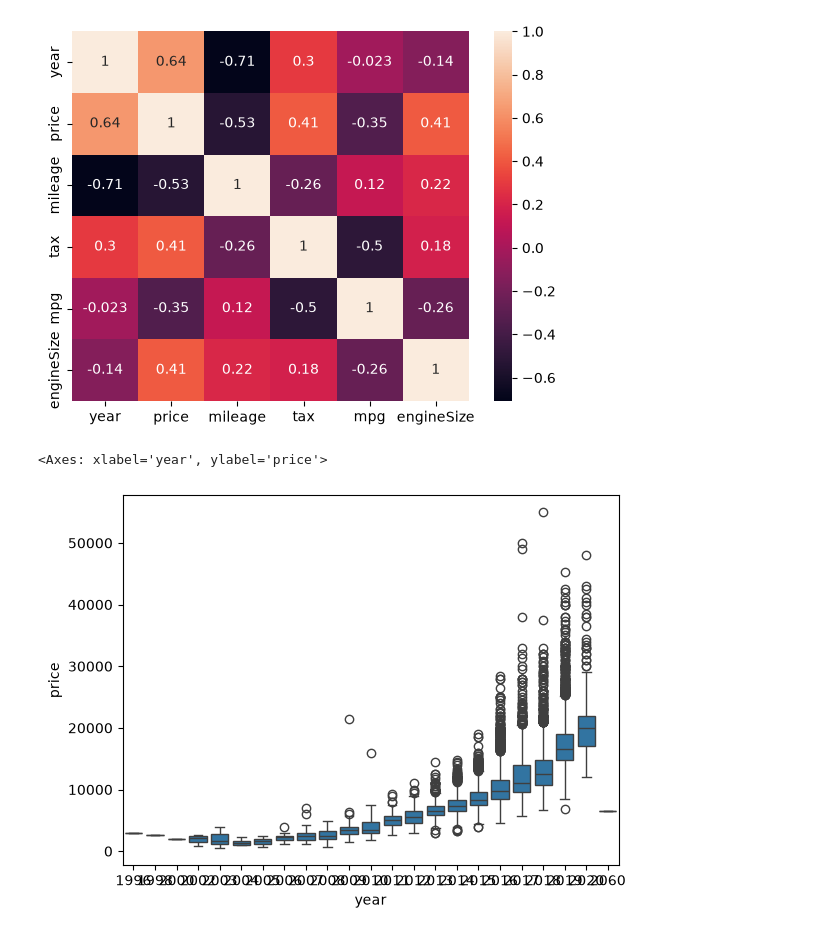
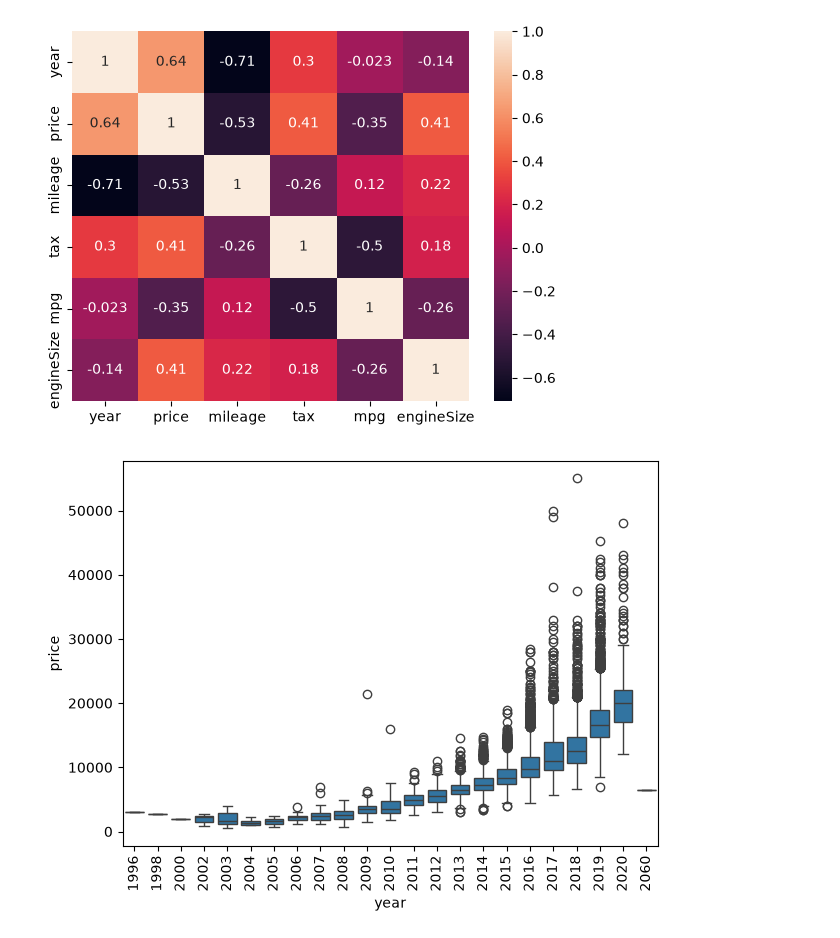
Before and after one commit to gyr0byte/ML-Foundations, a Jupyter notebook: Foundation For ML/3_FORD_car_price_prediction.ipynb, the cells around one changed output. Cells and saved outputs as stored; diff of their text form; code cells hidden in the pictures.

```diff
--- a/Foundation For ML/3_FORD_car_price_prediction.ipynb
+++ b/Foundation For ML/3_FORD_car_price_prediction.ipynb
@@ -76,6 +76,7 @@ sns.heatmap(df.corr(numeric_only=True), annot = True)
 [figure]
 # %%
 sns.boxplot(data=df, x = 'year', y = 'price')
+plt.xticks(rotation=90)
+plt.tight_layout()
 # %% [output]
-<Axes: xlabel='year', ylabel='price'>
-[figure, old version]
+[figure, new version]
```
Also changed, not shown: parts of 2 cells of this notebook.
